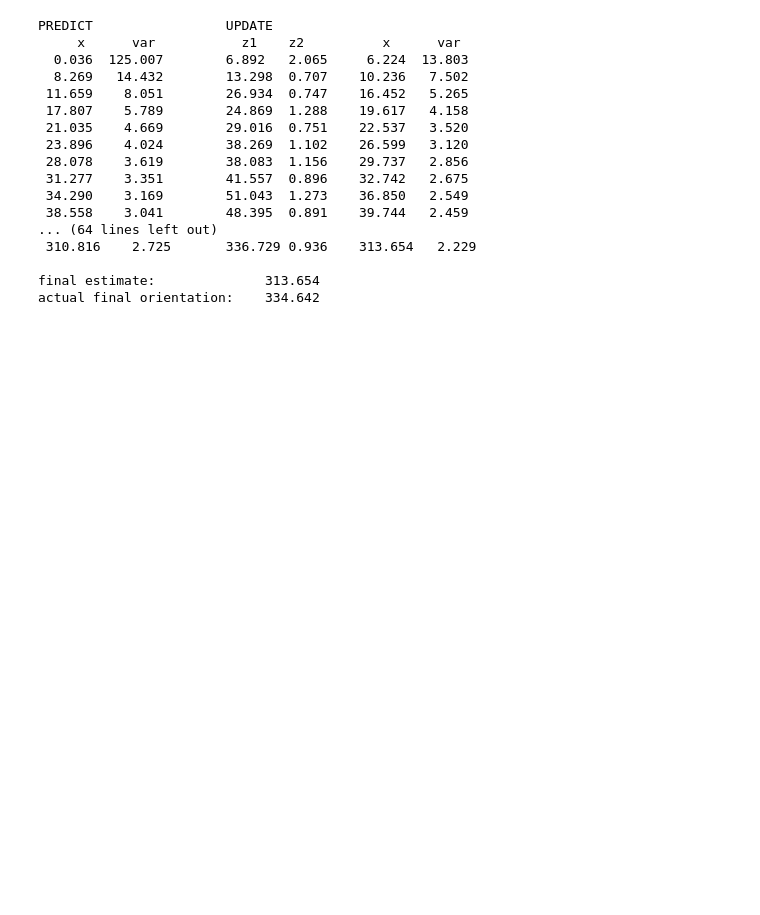
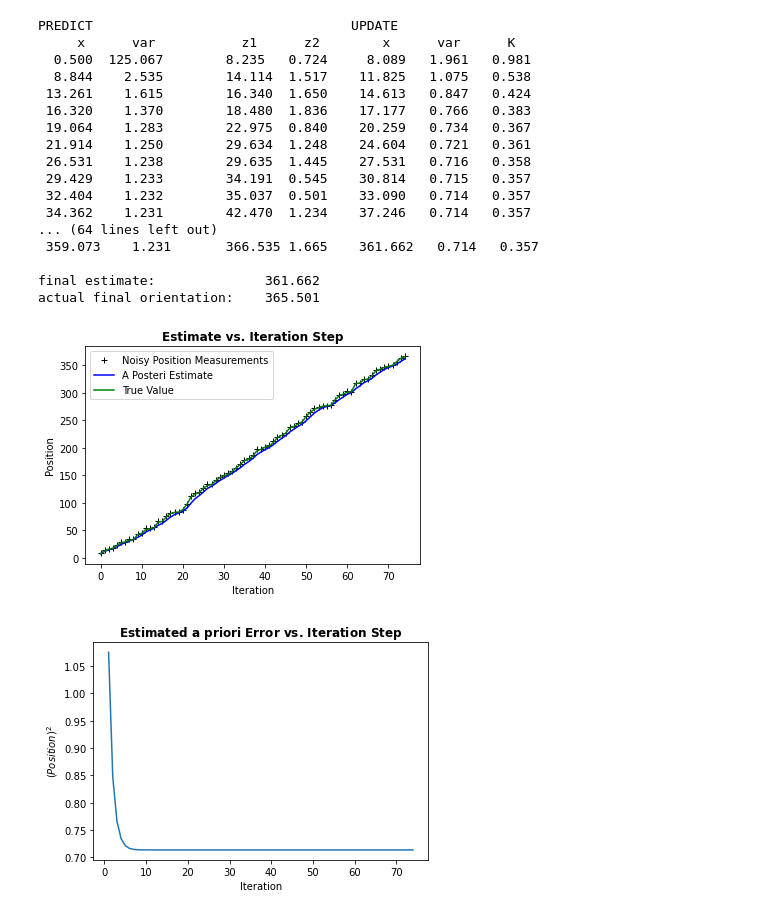
Before and after one commit to jmattic/KalmanFilter, a Jupyter notebook: 1DHandCodeEXCLAIMMultipleSensors.ipynb, the cells around one changed output. Drawn from its saved outputs; the diff is of its cells as text; code cells hidden in the pictures; blank space fills up the shorter version.

```diff
--- a/1DHandCodeEXCLAIMMultipleSensors.ipynb
+++ b/1DHandCodeEXCLAIMMultipleSensors.ipynb
@@ -26,6 +28,6 @@ def print_gh(predict, update, z1, z2):
 # %%
 class PayloadSimulation(object):
-    def __init__(self, x0=0, angular_velocity=1,
+    def __init__(self, x0=0, angular_velocity2=1,
                  measurement1_var=0.0, measurement2_var = 0.0,
                  process_var=0.0):
         """ x0 : initial orientation
@@ -34,7 +36,7 @@ class PayloadSimulation(object):
             process_var: variance in process (deg/s)^2
         """
         self.x = x0
-        self.angular_velocity = angular_velocity
+        self.angular_velocity = angular_velocity2
         self.meas1_std = sqrt(measurement1_var)
         self.meas2_std = sqrt(measurement2_var)
         self.process_std = sqrt(process_var)
@@ -60,18 +62,19 @@ class PayloadSimulation(object):
         return self.sense_position()
 # %%
 printcase = 1 # If set to 1 it will print out the results
-plotcase = 0 # If set to 1 it will plot results
+plotcase = 1 # If set to 1 it will plot results
 
 #-----------USER INPUT STARTS------------------------------
 
 number_of_variables = 2 #number of variables being measured
 number_of_sensors = 2 #number of sensors used
 process_var = 25. # variance in the payload's movement, idk what number is good for this??
-sensor1_var = 16. # variance in the sensor
+sensor1_var = 2. # variance in the sensor
 sensor2_var = 0.5 # variance in second sensor
 x = gaussian(0., 100.)  # payload's initial orientation in deg
 angular_velocity = 0.5 # angular velocity in deg/s
-dt = 1 # time step in seconds
+spectral_density = 0.2 #Spectral density of the measurement noise
+dt = 1. # time step in seconds
 n_iter = 75 # Number of measurements that the sensor will take
 
 #-----------USER INPUT ENDS--------------------------------
@@ -84,7 +87,7 @@ process_model = gaussian(angular_velocity*dt, process_var) # displacement to add
 # simulate payload and get measurements
 payload = PayloadSimulation(
     x0=x.mean,
-    angular_velocity=process_model.mean,
+    angular_velocity2=process_model.mean,
     measurement1_var=sensor1_var,
     measurement2_var=sensor2_var,
     process_var=process_model.var)
@@ -99,11 +102,10 @@ finalposition = payload.x
 # %%
 def plotstuff():
     plt.figure()
-    plt.plot(zs,'k+',label='Noisy Measurements')
-    plt.plot(x1,'r*',label='A Priori Estimate')
+    plt.plot(zs,'k+',label='Noisy Position Measurements')
+    #plt.plot(x1,'r*',label='A Priori Estimate')
     plt.plot(xhat,'b-',label='A Posteri Estimate')
     plt.plot(ztrue,color='g',label='True Value')
-    #plt.plot(xhat,'r*',label='prediction')
     plt.legend()
     plt.title('Estimate vs. Iteration Step', fontweight='bold')
     plt.xlabel('Iteration')
@@ -115,57 +117,62 @@ def plotstuff():
     plt.title('Estimated $\it{\mathbf{a \ priori}}$ Error vs. Iteration Step', fontweight='bold')
     plt.xlabel('Iteration')
     plt.ylabel('$(Position)^2$')
     #plt.setp(plt.gca(),'ylim',[0,.01])
     plt.show()
 
-x1 = np.zeros(n_iter)
-#x2 = np.zeros(n_iter)
-Pminus = np.zeros(n_iter)
-xhat = np.zeros(n_iter)
+x1 = np.zeros(n_iter) #Estimate before update
+Pminus = np.zeros(n_iter) #Variance after update
+xhat = np.zeros(n_iter) #Estimate after update
 counter = 0
 if printcase == 1:
-    print('PREDICT\t\t\tUPDATE')
-    print('     x      var\t\t  z1\tz2\t    x      var')
+    print('PREDICT\t\t\t\t\tUPDATE')
+    print('     x      var\t\t  z1\t  z2\t    x      var      K')
 
 # perform Kalman filter on measurement(s) z
 f = kf(dim_x=number_of_variables, dim_z=number_of_sensors)
 f.F = np.array([[1., dt], [0., 1.]]) #correct for calculating position from position and velocity
 f.H = np.array([[1., 0.], [0., 1.]]) #this is for first sensor measuring position and second one velocity
-f.x = np.array([[x.mean], [angular_velocity*dt+randn()]])
+f.x = np.array([[x.mean], [angular_velocity*dt]])
 f.Q *= np.array([[(dt**3)/3, (dt**2)/2],
-                  [(dt**2)/2,  dt      ]]) * 0.02 #arbitrary
+                  [(dt**2)/2,  dt      ]]) *spectral_density
 f.P = np.diag([x.var,process_var]) #Variance
 f.R = np.diag([sensor1_var, sensor2_var])  #Noise in sensors
 
 for i in range(n_iter):
     f.predict()
     prior = gaussian(f.x_prior[0,0], f.P_prior[0,0])
-    f.update([zs[i], zs2[i]])
+    f.update(np.array([zs[i], zs2[i]]))
     x = gaussian(f.x[0,0], f.P[0,0])
     if printcase == 1:
-        print_gh(prior, x, zs[i], zs2[i])
+        print_gh(prior, x, zs[i], zs2[i], f.K[0,0])
+    if plotcase == 1:
+        x1[i] = prior.mean
+        xhat[i] = x.mean
+        Pminus[i] = x.var
 
 if printcase == 1:
     print()
-    print('final estimate:           {:10.3f}'.format(x.mean))
-    print('actual final orientation: {:10.3f}'.format(payload.x))
+    print('Final estimate:           {:10.3f}'.format(x.mean))
+    print('Actual final orientation: {:10.3f}'.format(payload.x))
 if plotcase == 1:
     plotstuff()
 # %% [output]
-PREDICT                 UPDATE
-     x      var           z1    z2          x      var
-  0.036  125.007        6.892   2.065     6.224  13.803
-  8.269   14.432        13.298  0.707    10.236   7.502
- 11.659    8.051        26.934  0.747    16.452   5.265
- 17.807    5.789        24.869  1.288    19.617   4.158
- 21.035    4.669        29.016  0.751    22.537   3.520
- 23.896    4.024        38.269  1.102    26.599   3.120
- 28.078    3.619        38.083  1.156    29.737   2.856
- 31.277    3.351        41.557  0.896    32.742   2.675
- 34.290    3.169        51.043  1.273    36.850   2.549
- 38.558    3.041        48.395  0.891    39.744   2.459
+PREDICT                                 UPDATE
+     x      var           z1      z2        x      var      K
+  0.500  125.067        8.235   0.724     8.089   1.961   0.981
+  8.844    2.535        14.114  1.517    11.825   1.075   0.538
+ 13.261    1.615        16.340  1.650    14.613   0.847   0.424
+ 16.320    1.370        18.480  1.836    17.177   0.766   0.383
+ 19.064    1.283        22.975  0.840    20.259   0.734   0.367
+ 21.914    1.250        29.634  1.248    24.604   0.721   0.361
+ 26.531    1.238        29.635  1.445    27.531   0.716   0.358
+ 29.429    1.233        34.191  0.545    30.814   0.715   0.357
+ 32.404    1.232        35.037  0.501    33.090   0.714   0.357
+ 34.362    1.231        42.470  1.234    37.246   0.714   0.357
 ... (64 lines left out)
- 310.816    2.725       336.729 0.936    313.654   2.229
+ 359.073    1.231       366.535 1.665    361.662   0.714   0.357
 
-final estimate:              313.654
-actual final orientation:    334.642
+final estimate:              361.662
+actual final orientation:    365.501
+[figure, added]
+[figure, added]
```
Also changed, not shown: parts of 2 cells of this notebook.
